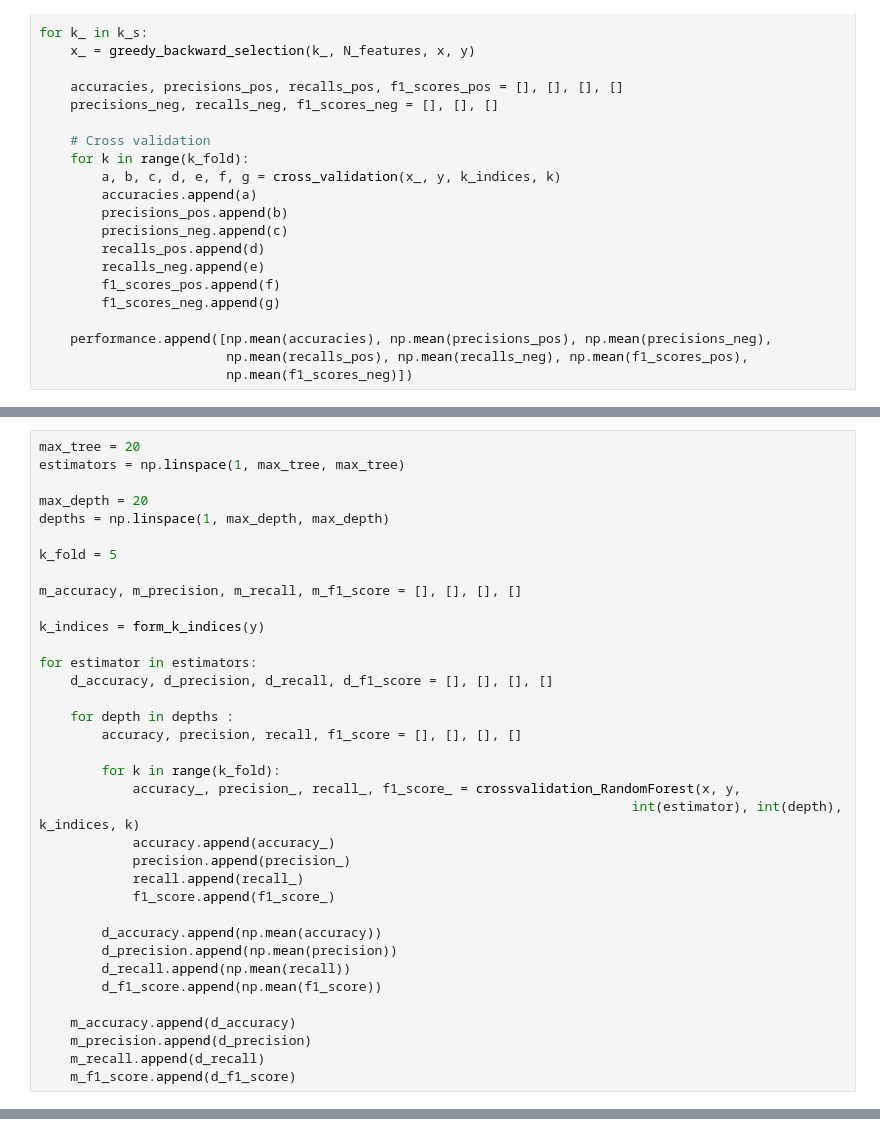
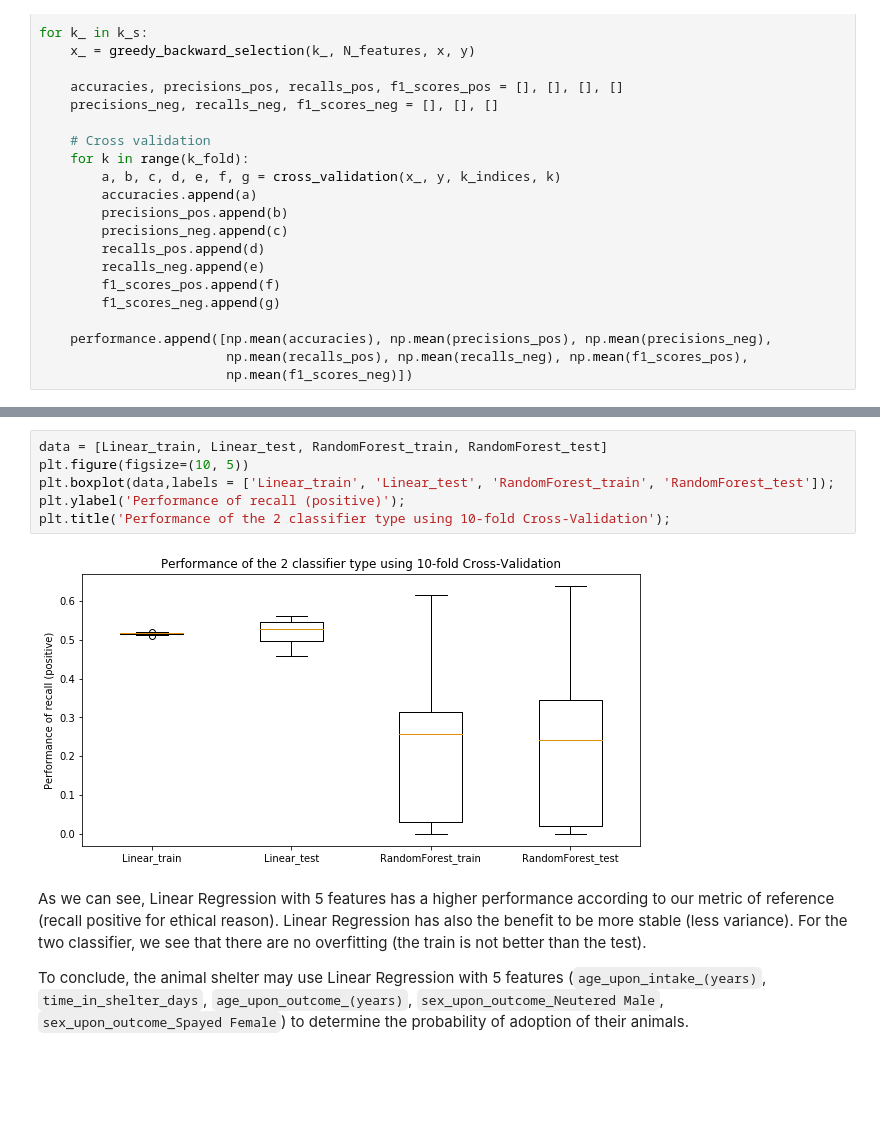
Before and after one commit to vbruttin/ada_homeworks, a Jupyter notebook: Homework4.ipynb, the cells around one changed output, grey strips where cells are left out. Saved outputs shown, nothing was run; the diff lists cells and outputs as text; blank space fills up the shorter version.

```diff
--- a/Homework4.ipynb
+++ b/Homework4.ipynb
@@ -811,36 +803,0 @@ def crossvalidation_RandomForest(x, y, estimator, depth, k_indices, k, threshold
-# %%
-max_tree = 20
-estimators = np.linspace(1, max_tree, max_tree)
-
-max_depth = 20
-depths = np.linspace(1, max_depth, max_depth)
-
-k_fold = 5
-
-m_accuracy, m_precision, m_recall, m_f1_score = [], [], [], []
-
-k_indices = form_k_indices(y)
-
-for estimator in estimators:
-    d_accuracy, d_precision, d_recall, d_f1_score = [], [], [], []
-
-    for depth in depths :
-        accuracy, precision, recall, f1_score = [], [], [], []
-
-        for k in range(k_fold):
-            accuracy_, precision_, recall_, f1_score_ = crossvalidation_RandomForest(x, y,
-                                                                            int(estimator), int(depth), k_indices, k)
-            accuracy.append(accuracy_)
-            precision.append(precision_)
-            recall.append(recall_)
-            f1_score.append(f1_score_)
-
-        d_accuracy.append(np.mean(accuracy))
-        d_precision.append(np.mean(precision))
-        d_recall.append(np.mean(recall))
-        d_f1_score.append(np.mean(f1_score))
-
-    m_accuracy.append(d_accuracy)
-    m_precision.append(d_precision)
-    m_recall.append(d_recall)
-    m_f1_score.append(d_f1_score)
@@ -874,0 +967,14 @@ fig.set_ylabel("Number of tree");
+# %%
+data = [Linear_train, Linear_test, RandomForest_train, RandomForest_test]
+plt.figure(figsize=(10, 5))
+plt.boxplot(data,labels = ['Linear_train', 'Linear_test', 'RandomForest_train', 'RandomForest_test']);
+plt.ylabel('Performance of recall (positive)');
+plt.title('Performance of the 2 classifier type using 10-fold Cross-Validation');
+# %% [output]
+[figure, added]
+# %% [markdown]
+As we can see, Linear Regression with 5 features has a higher performance according to our metric of reference (recall positive for ethical reason). Linear Regression has also the benefit to be more stable (less variance). For the two classifier, we see that there are no overfitting (the train is not better than the test).
+
+To conclude, the animal shelter may use Linear Regression with 5 features (`age_upon_intake_(years)`, `time_in_shelter_days`,
+       `age_upon_outcome_(years)`, `sex_upon_outcome_Neutered Male`,
+       `sex_upon_outcome_Spayed Female`) to determine the probability of adoption of their animals.
```
Also changed, not shown: parts of 31 cells of this notebook.
